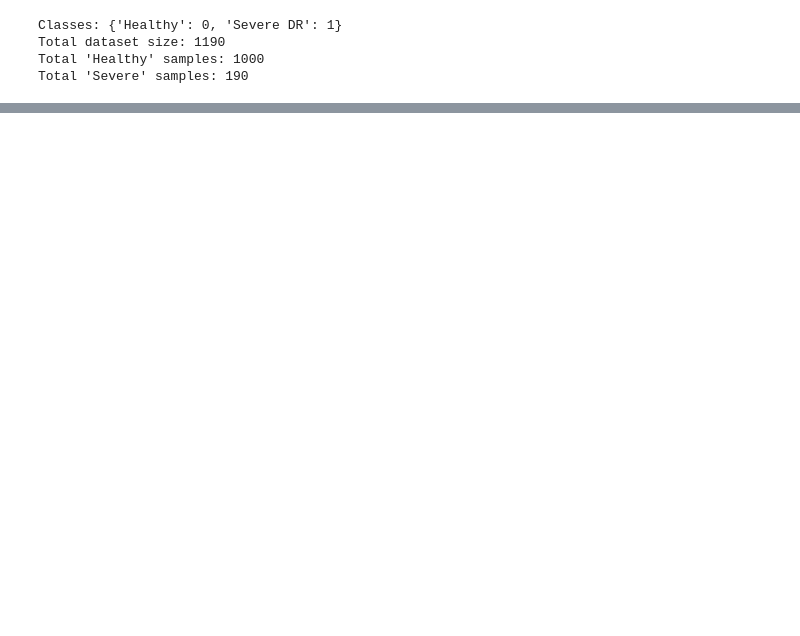
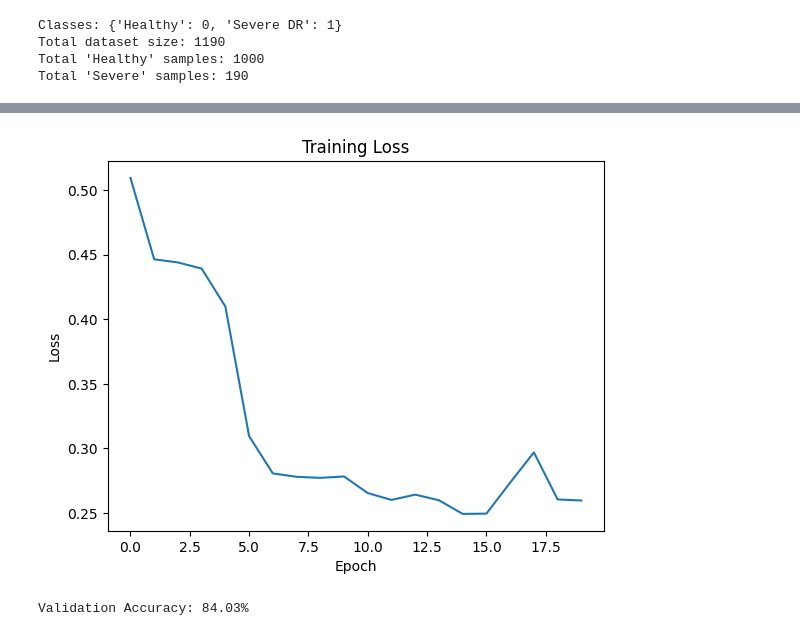
Before and after one commit to YoybE/DiabeticRetinopathyDL, a Jupyter notebook: main.ipynb, the cells around one changed output, grey strips where cells are left out. Drawn from its saved outputs; the diff is of its cells as text; code cells hidden in the pictures; blank space fills up the shorter version.

```diff
--- a/main.ipynb
+++ b/main.ipynb
@@ -84,0 +243,27 @@ validation_dataloader = DataLoader(validation_dataset, batch_size, shuffle=False
+# %%
+model = UNetClassifier().to(device)
+criterion = nn.CrossEntropyLoss()
+optimizer = torch.optim.Adam(model.parameters(),weight_decay = 1e-5)
+# %%
+loss_list = []
+num_epochs = 20
+
+for epoch in range(num_epochs):
+    model.train()
+    running_loss = 0
+
+    for images, labels in train_dataloader:
+        images = images.to(device)
+        labels = labels.to(device)
+
+        optimizer.zero_grad()
+        outputs = model(images)
+        loss = criterion(outputs, labels)
+        loss.backward()
+        optimizer.step()
+
+        running_loss += loss.item()
+
+    epoch_loss = running_loss / len(train_dataloader)
+    loss_list.append(epoch_loss)
+    print(f"Epoch [{epoch+1}/{num_epochs}], Loss: {epoch_loss:.4f}")
@@ -84,0 +291,31 @@ validation_dataloader = DataLoader(validation_dataset, batch_size, shuffle=False
+# %%
+plt.plot(loss_list)
+plt.xlabel("Epoch")
+plt.ylabel("Loss")
+plt.title("Training Loss")
+plt.show()
+# %% [output]
+[figure, added]
+# %%
+def evaluate(dataloader):
+    model.eval()
+    correct = 0
+    total = 0
+
+    with torch.no_grad():
+        for images, labels in dataloader:
+            images = images.to(device)
+            labels = labels.to(device)
+
+            outputs = model(images)
+            _, predicted = torch.max(outputs, 1)
+
+            total += labels.size(0)
+            correct += (predicted == labels).sum().item()
+
+    return 100 * correct / total
+
+val_acc = evaluate(validation_dataloader)
+print(f"Validation Accuracy: {val_acc:.2f}%")
+# %% [output]
+Validation Accuracy: 84.03%
```
Also changed, not shown: parts of 9 cells of this notebook.
